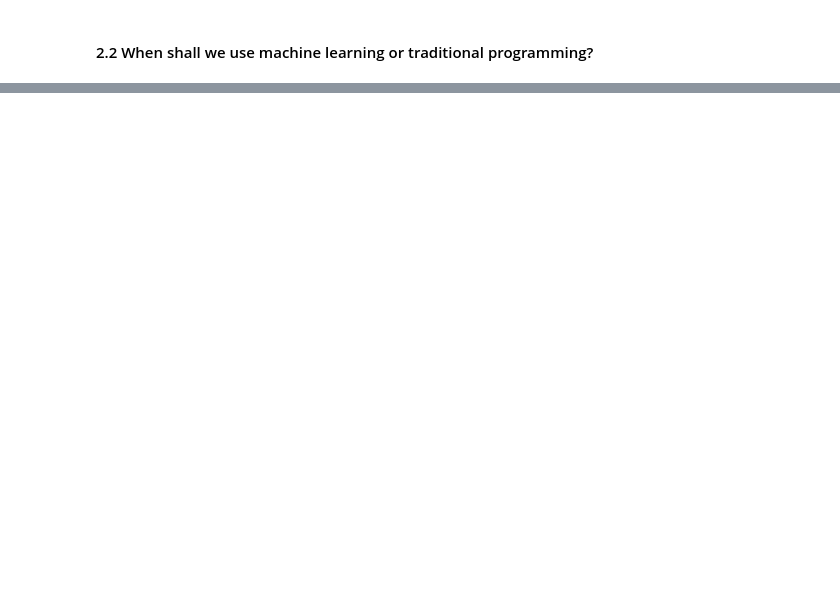
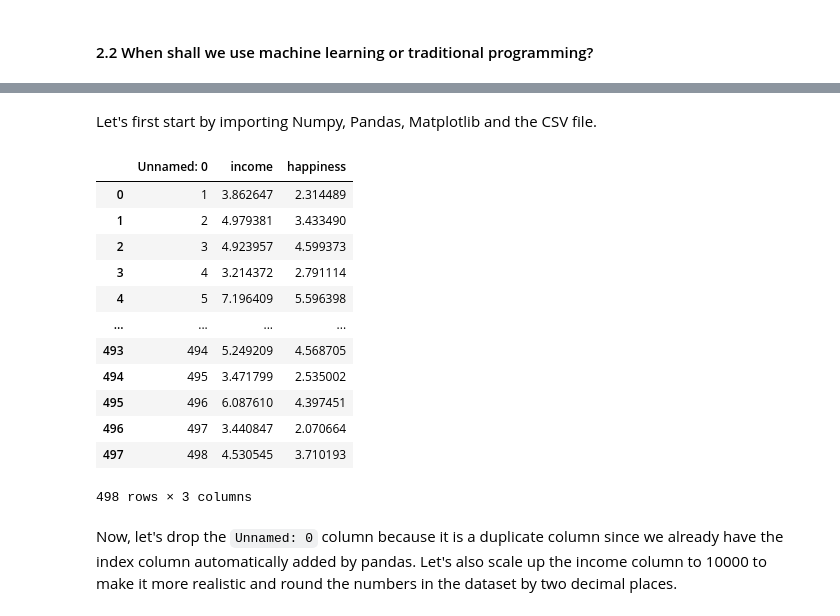
Before and after one commit to semasuka/blog, a Jupyter notebook: ipynb/Demystify Machine Learning.ipynb, the cells around one changed output, grey strips where cells are left out. Cells and saved outputs as stored; diff of their text form; code cells hidden in the pictures; blank space fills up the shorter version.

````diff
--- a/ipynb/Demystify Machine Learning.ipynb
+++ b/ipynb/Demystify Machine Learning.ipynb
@@ -70,0 +164,2 @@ I strong believe that machine learning and traditional programming will co-estis
+# %% [markdown]
+Let's first start by importing Numpy, Pandas, Matplotlib and the CSV file.
@@ -70,0 +171,19 @@ I strong believe that machine learning and traditional programming will co-estis
+# %%
+income_data = pd.read_csv("income_data.csv")
+income_data
+# %% [output]
+|  | Unnamed: 0 | income | happiness |
+| 0 | 1 | 3.862647 | 2.314489 |
+| 1 | 2 | 4.979381 | 3.433490 |
+| 2 | 3 | 4.923957 | 4.599373 |
+| 3 | 4 | 3.214372 | 2.791114 |
+| 4 | 5 | 7.196409 | 5.596398 |
+| ... | ... | ... | ... |
+| 493 | 494 | 5.249209 | 4.568705 |
+| 494 | 495 | 3.471799 | 2.535002 |
+| 495 | 496 | 6.087610 | 4.397451 |
+| 496 | 497 | 3.440847 | 2.070664 |
+| 497 | 498 | 4.530545 | 3.710193 |
+498 rows × 3 columns
+# %% [markdown]
+Now, let's drop the ```Unnamed: 0``` column because it is a duplicate column since we already have the index column automatically added by pandas. Let's also scale up the income column to 10000 to make it more realistic and round the numbers in the dataset by two decimal places.
````
Also changed, not shown: parts of 146 cells of this notebook, 16 other files.
